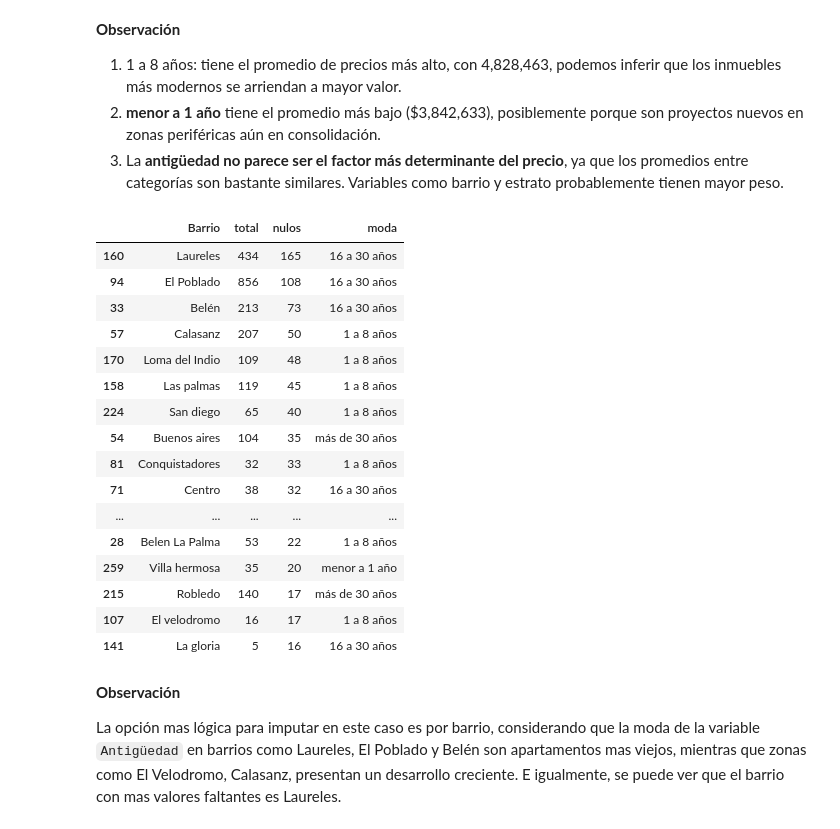
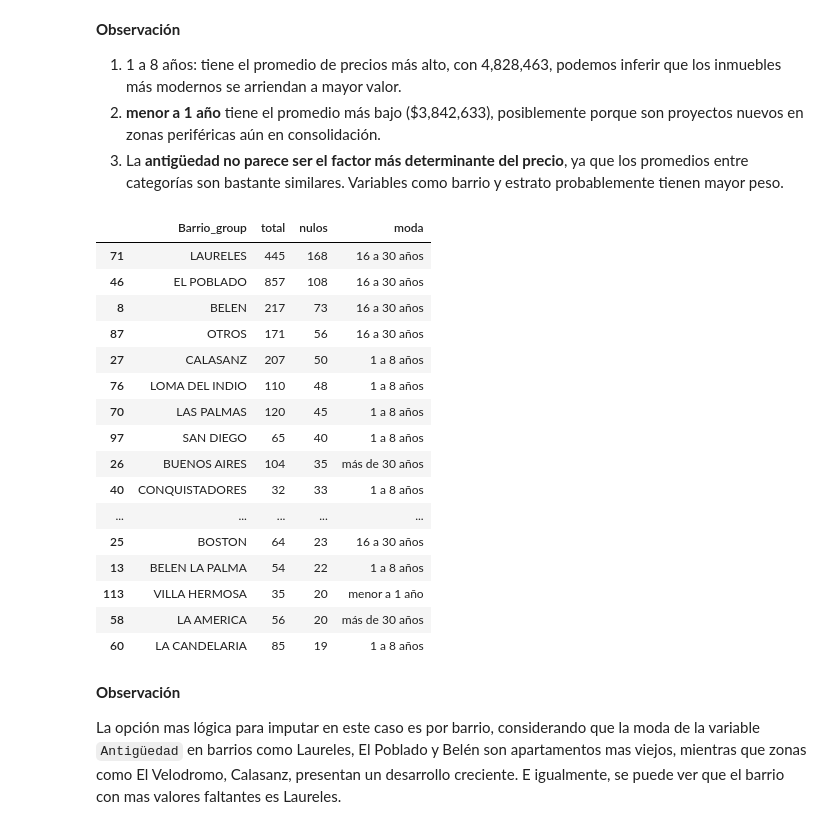
Before and after one commit to EloisaCB43/Proyecto2_ML, a Jupyter notebook: notebooks/EDA.ipynb, the cells around one changed output. Drawn from its saved outputs; the diff is of its cells as text; code cells hidden in the pictures.

```diff
--- a/notebooks/EDA.ipynb
+++ b/notebooks/EDA.ipynb
@@ -183,16 +206,3 @@ Index(['ID', 'Barrio', 'Tipo de Inmueble', 'Estado', 'Antigüedad',
        'Habitaciones', 'Parqueaderos', 'Piso N°', 'URL', 'Precio',
        'Barrio_clean', 'Barrio_group'],
       dtype='object')
-# %%
-cols_numericas = ["Estrato", "Baños", "Habitaciones", "Piso N°",
-                  "Área Construida (m2)", "Área Privada (m2)",
-                  "Parqueaderos", "Precio"]
-
-corr = df_filtrado[cols_numericas].corr().round(2)
-
-fig = px.imshow(corr,
-                text_auto=True,
-                color_continuous_scale="RdBu_r",
-                title="Correlación entre variables numéricas",
-                width=700, height=600)
-fig.show()
@@ -228,7 +313,7 @@ dtypes: float64(6), int64(3), object(7)
 memory usage: 745.3+ KB
 # %%
 # Cambiar de tipo de variable de ID a string
-df["ID"] = df["ID"].astype(str)
+df_filtrado["ID"] = df_filtrado["ID"].astype(str)
 # %% [markdown]
 ## **Análisis de Valores Nulos**
 # %% [markdown]
@@ -372,0 +444,3 @@ print(df_filtrado['Piso_cat'].isnull().sum())
+# %%
+#Imputamos los datos faltantes de "Piso N°" con el valor 1, ya que es lo más lógico para las casas, ya que no suelen tener más de un piso.
+df_filtrado.loc[(df_filtrado['Piso N°'].isnull()) & (df_filtrado['Tipo de Inmueble']== "Casa"), "Piso N°"] = 1
@@ -423,29 +502,29 @@ Name: Precio, dtype: float64
 2. **menor a 1 año** tiene el promedio más bajo ($3,842,633), posiblemente porque son proyectos nuevos en zonas periféricas aún en consolidación.
 4. La **antigüedad no parece ser el factor más determinante del precio**, ya que los promedios entre categorías son bastante similares. Variables como barrio y estrato probablemente tienen mayor peso.
 # %%
-df_filtrado.groupby("Barrio")["Antigüedad"].agg(
+df_filtrado.groupby("Barrio_group")["Antigüedad"].agg(
     total = "count",
     nulos = lambda x: x.isnull().sum(),
     moda = lambda x: x.mode()[0] if not x.mode().empty else "Sin moda"
 ).reset_index().sort_values("nulos", ascending=False).head(20)
 # %% [output]
-|  | Barrio | total | nulos | moda |
-| 160 | Laureles | 434 | 165 | 16 a 30 años |
-| 94 | El Poblado | 856 | 108 | 16 a 30 años |
-| 33 | Belén | 213 | 73 | 16 a 30 años |
-| 57 | Calasanz | 207 | 50 | 1 a 8 años |
-| 170 | Loma del Indio | 109 | 48 | 1 a 8 años |
-| 158 | Las palmas | 119 | 45 | 1 a 8 años |
-| 224 | San diego | 65 | 40 | 1 a 8 años |
-| 54 | Buenos aires | 104 | 35 | más de 30 años |
-| 81 | Conquistadores | 32 | 33 | 1 a 8 años |
-| 71 | Centro | 38 | 32 | 16 a 30 años |
+|  | Barrio_group | total | nulos | moda |
+| 71 | LAURELES | 445 | 168 | 16 a 30 años |
+| 46 | EL POBLADO | 857 | 108 | 16 a 30 años |
+| 8 | BELEN | 217 | 73 | 16 a 30 años |
+| 87 | OTROS | 171 | 56 | 16 a 30 años |
+| 27 | CALASANZ | 207 | 50 | 1 a 8 años |
+| 76 | LOMA DEL INDIO | 110 | 48 | 1 a 8 años |
+| 70 | LAS PALMAS | 120 | 45 | 1 a 8 años |
+| 97 | SAN DIEGO | 65 | 40 | 1 a 8 años |
+| 26 | BUENOS AIRES | 104 | 35 | más de 30 años |
+| 40 | CONQUISTADORES | 32 | 33 | 1 a 8 años |
 | ... | ... | ... | ... | ... |
-| 28 | Belen La Palma | 53 | 22 | 1 a 8 años |
-| 259 | Villa hermosa | 35 | 20 | menor a 1 año |
-| 215 | Robledo | 140 | 17 | más de 30 años |
-| 107 | El velodromo | 16 | 17 | 1 a 8 años |
-| 141 | La gloria | 5 | 16 | 16 a 30 años |
+| 25 | BOSTON | 64 | 23 | 16 a 30 años |
+| 13 | BELEN LA PALMA | 54 | 22 | 1 a 8 años |
+| 113 | VILLA HERMOSA | 35 | 20 | menor a 1 año |
+| 58 | LA AMERICA | 56 | 20 | más de 30 años |
+| 60 | LA CANDELARIA | 85 | 19 | 1 a 8 años |
 # %% [markdown]
 **Observación**
 
```
Also changed, not shown: parts of 33 cells of this notebook, 5 other files.
